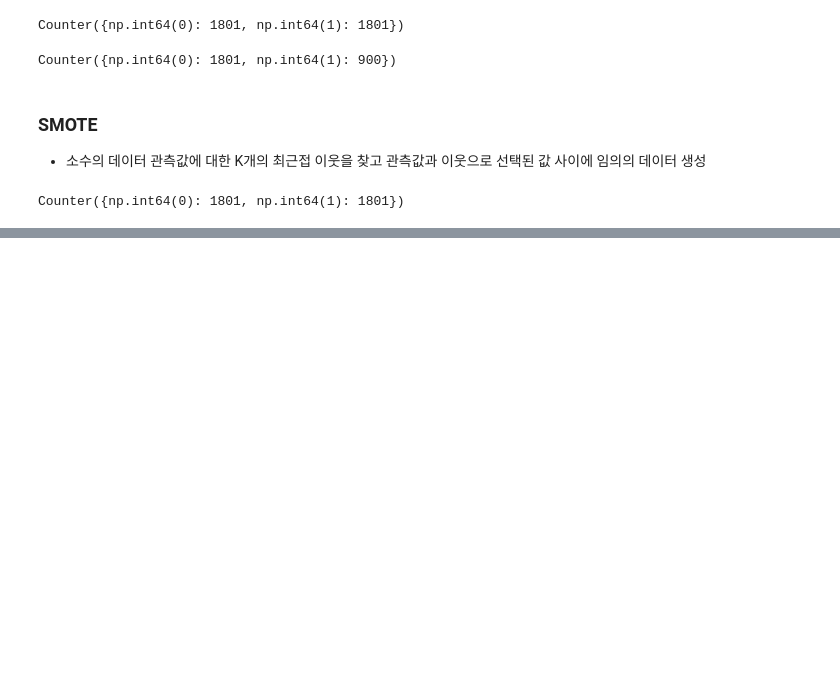
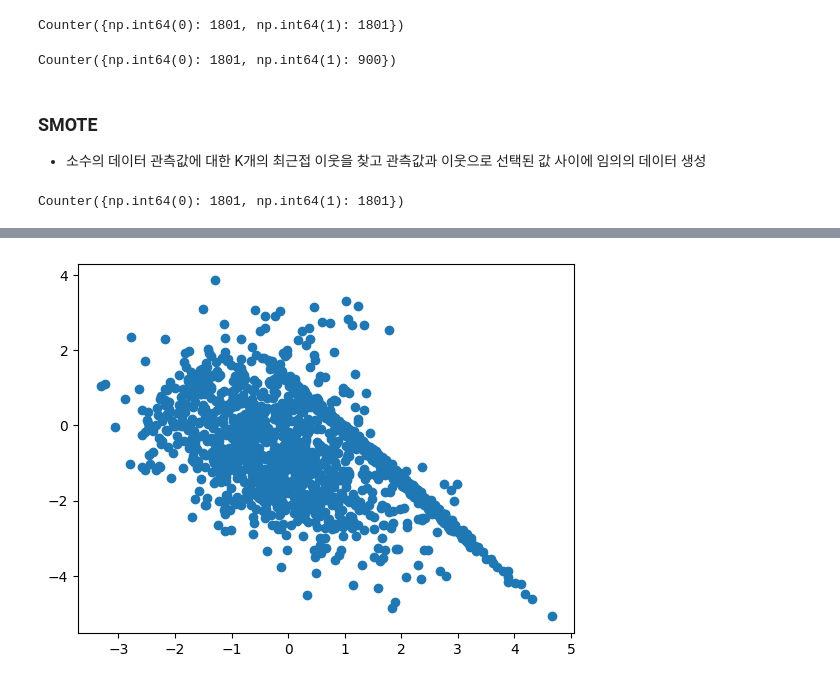
Before and after one commit to saebom131/ubion, a Jupyter notebook: python/20250626/01_이상치.ipynb, the cells around one changed output, grey strips where cells are left out. Drawn from its saved outputs; the diff is of its cells as text; code cells hidden in the pictures; blank space fills up the shorter version.

```diff
--- a/python/20250626/01_이상치.ipynb
+++ b/python/20250626/01_이상치.ipynb
@@ -688,0 +712,5 @@ Counter({np.int64(0): 1801, np.int64(1): 1801})
+# %%
+plt.scatter(x[:, 1], x[:, 2])
+plt.show()
+# %% [output]
+[figure, added]
```
Also changed, not shown: parts of 15 cells of this notebook.
